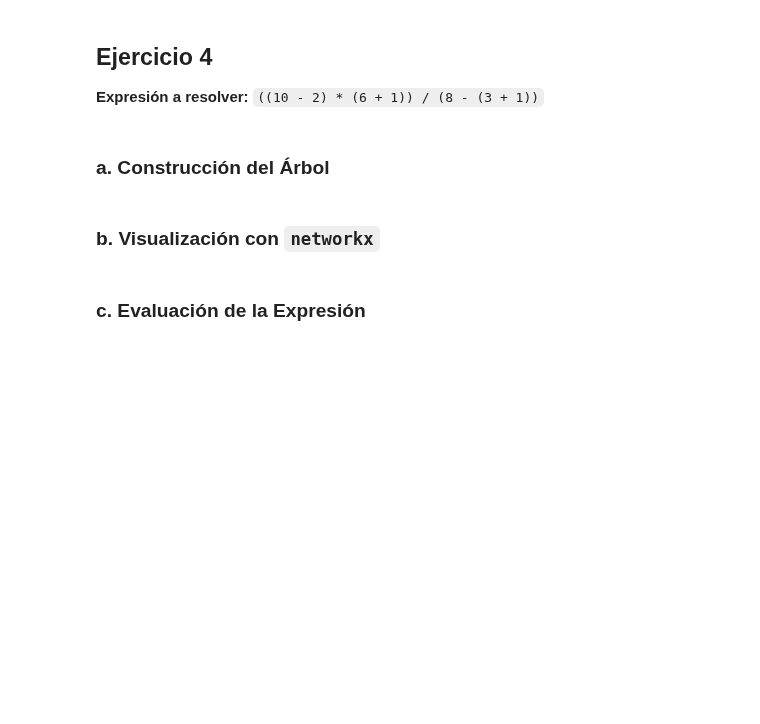
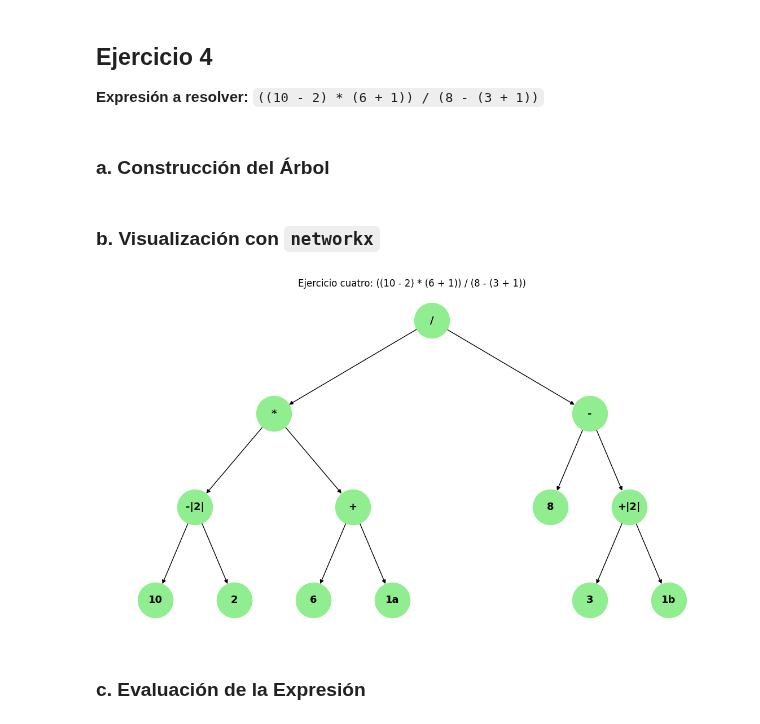
Before and after one commit to Esteban1142025/PUCESA_PROGRAMACION2, a Jupyter notebook: Programacion 4 Cuarto Semestre/RDA 1/Trabajo_Clase_Arboles_Expresion.ipynb, the cells around one changed output. Cells and saved outputs as stored; diff of their text form; code cells hidden in the pictures; blank space fills up the shorter version.

```diff
--- a/Programacion 4 Cuarto Semestre/RDA 1/Trabajo_Clase_Arboles_Expresion.ipynb
+++ b/Programacion 4 Cuarto Semestre/RDA 1/Trabajo_Clase_Arboles_Expresion.ipynb
@@ -67,7 +408,63 @@ Este trabajo tiene como objetivo aplicar los conocimientos sobre árboles binari
 # %% [markdown]
 ### b. Visualización con `networkx`
 # %%
-# Escribe aquí el código para graficar el árbol
+import matplotlib.pyplot as plt
+import networkx as nx
+
+# Creamos un nuevo grafo dirigido
+G = nx.DiGraph()
+
+edges = [
+    ('/', '*'),
+    ('/', '-'),
+    ('*', '-|2|'),
+    ('*', '+'),
+    ('-|2|', '10'),
+    ('-|2|', '2'),
+    ('+', '6'),
+    ('+', '1a'),
+    ('-', '8'),
+    ('-', '+|2|'),
+    ('+|2|', '3'),
+    ('+|2|', '1b')
+]
+
+# Agregamos las aristas
+G.add_edges_from(edges)
+
+# Definimos posiciones para visualizar el árbol de forma jerárquica
+pos = {
+    '/': (0, 3),
+    '*': (-2, 2),
+    '-': (2, 2),
+    '-|2|': (-3, 1),
+    '+': (-1, 1),
+    '10': (-3.5, 0),
+    '2': (-2.5, 0),
+    '6': (-1.5, 0),
+    '1a': (-0.5, 0),
+    '8': (1.5, 1),
+    '+|2|': (2.5, 1),
+    '3': (2, 0),
+    '1b': (3, 0)
+}
+
+# Dibujamos el árbol
+plt.figure(figsize=(11, 6))
+nx.draw(
+    G, pos,
+    with_labels=True,
+    node_color='lightgreen',
+    node_size=2000,
+    font_size=13,
+    font_weight='bold',
+    arrows=True
+)
+plt.title("Ejercicio cuatro: ((10 - 2) * (6 + 1)) / (8 - (3 + 1))")
+plt.axis('off')
+plt.show()
+# %% [output]
+[figure, added]
 # %% [markdown]
 ### c. Evaluación de la Expresión
 # %%
```
Also changed, not shown: parts of 15 cells of this notebook.
